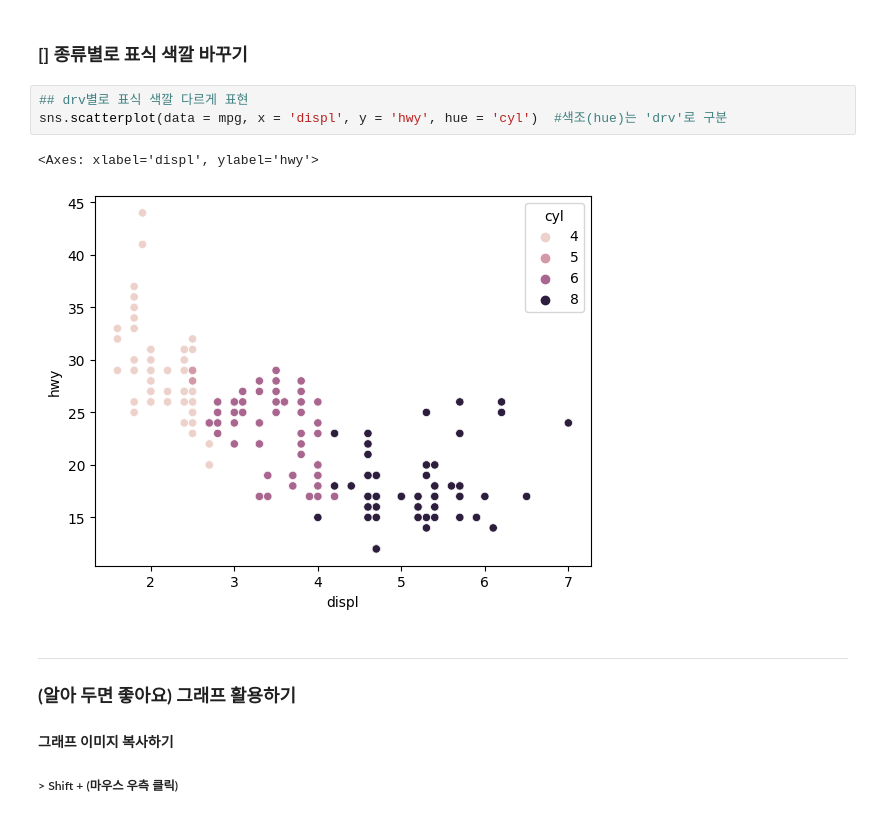
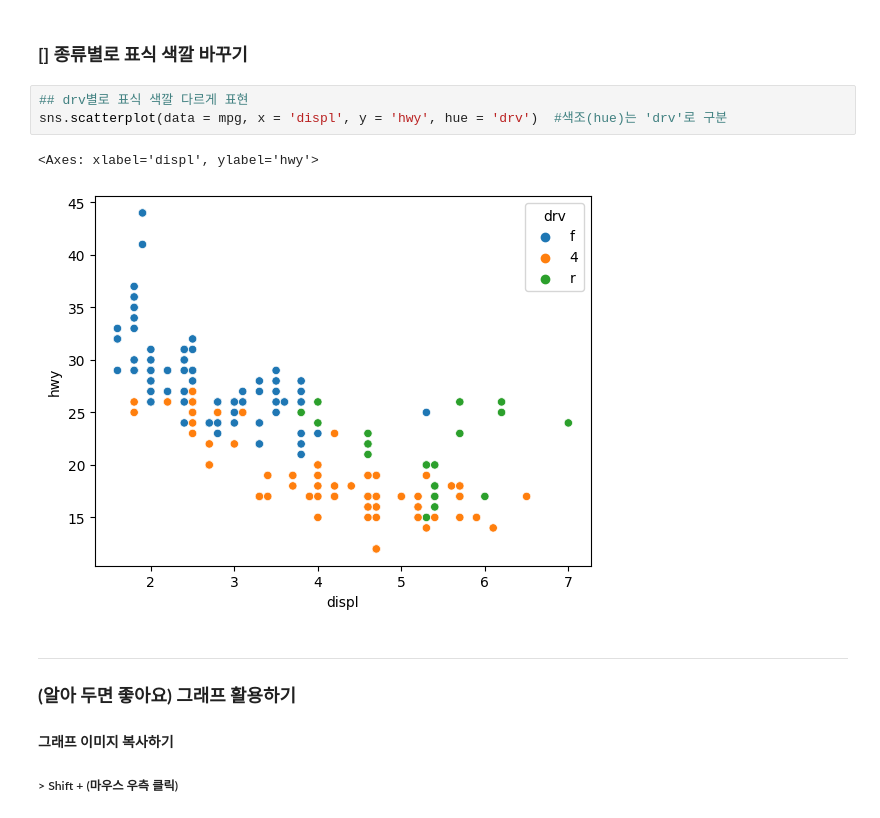
Before and after one commit to dndxor/BCDA, a Jupyter notebook: Ch08_Graph.ipynb, the cells around one changed output. Saved outputs shown, nothing was run; the diff lists cells and outputs as text.

```diff
--- a/Ch08_Graph.ipynb
+++ b/Ch08_Graph.ipynb
@@ -105,10 +119,10 @@ sns.scatterplot(data = mpg, x = 'displ', y = 'hwy') \
 ### **[] 종류별로 표식 색깔 바꾸기**
 # %%
 ## drv별로 표식 색깔 다르게 표현
-sns.scatterplot(data = mpg, x = 'displ', y = 'hwy', hue = 'cyl')  #색조(hue)는 'drv'로 구분
+sns.scatterplot(data = mpg, x = 'displ', y = 'hwy', hue = 'drv')  #색조(hue)는 'drv'로 구분
 # %% [output]
 <Axes: xlabel='displ', ylabel='hwy'>
-[figure, old version]
+[figure, new version]
 # %% [markdown]
 ----
 ### **(알아 두면 좋아요) 그래프 활용하기**
```
Also changed, not shown: parts of 44 cells of this notebook, 1 other file.
